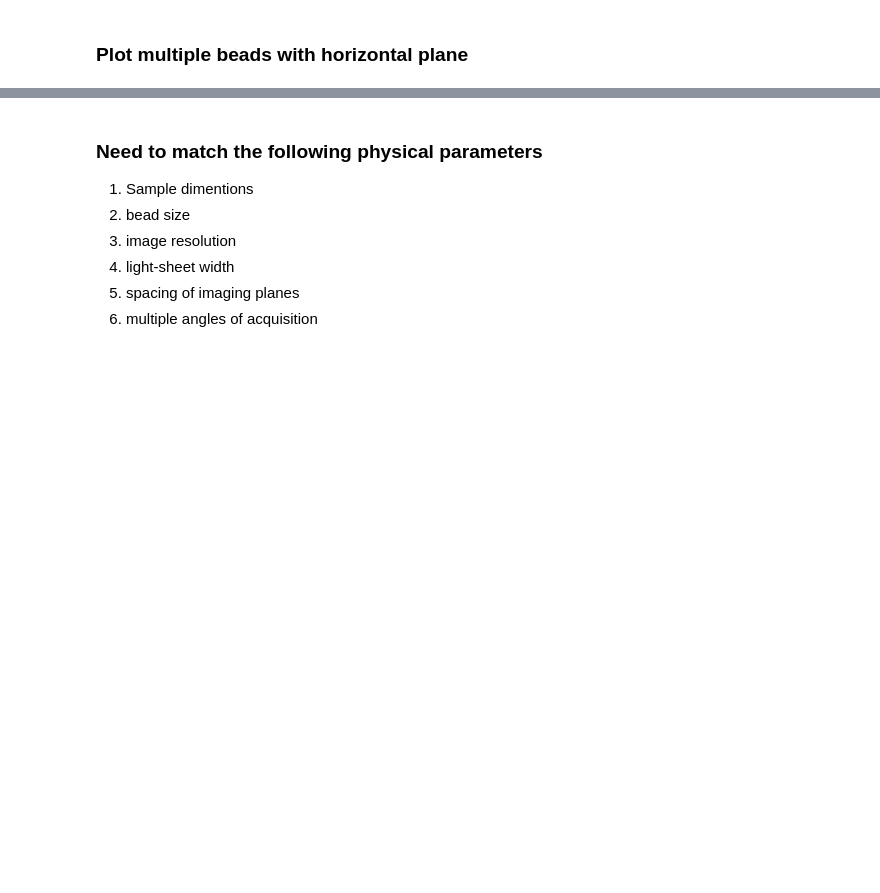
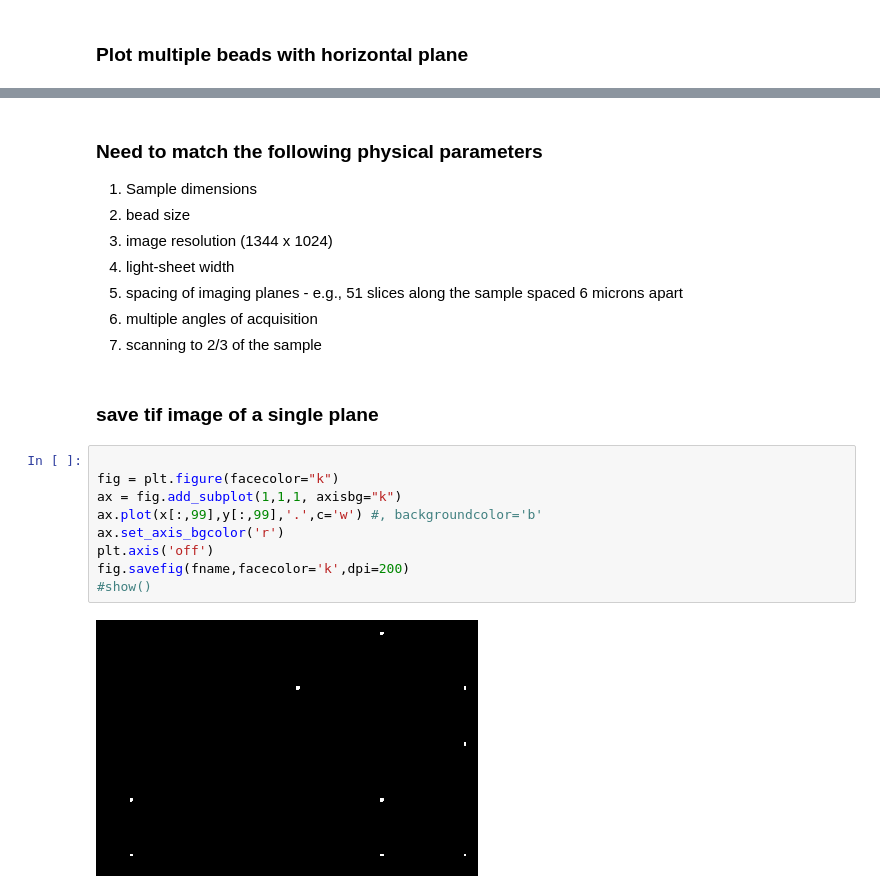
Before and after one commit to lhogstrom/ThornsInRoses, a Jupyter notebook: SPIM_simulation/SPIM_bead_simulation.ipynb, the cells around one changed output, grey strips where cells are left out. Cells and saved outputs as stored; diff of their text form; blank space fills up the shorter version.

```diff
--- a/SPIM_simulation/SPIM_bead_simulation.ipynb
+++ b/SPIM_simulation/SPIM_bead_simulation.ipynb
@@ -81,8 +161,22 @@ show()
 # %% [markdown]
 ### Need to match the following physical parameters ###
-1. Sample dimentions
+1. Sample dimensions
 2. bead size
-3. image resolution
+3. image resolution (1344 x 1024)
 4. light-sheet width
-5. spacing of imaging planes
+5. spacing of imaging planes - e.g., 51 slices along the sample spaced 6 microns apart
 6. multiple angles of acquisition
+7. scanning to 2/3 of the sample
+# %% [markdown]
+### save tif image of a single plane ###
+# %%
+
+fig = plt.figure(facecolor="k")
+ax = fig.add_subplot(1,1,1, axisbg="k")
+ax.plot(x[:,99],y[:,99],'.',c='w') #, backgroundcolor='b'
+ax.set_axis_bgcolor('r')
+plt.axis('off')
+fig.savefig(fname,facecolor='k',dpi=200)
+#show()
+# %% [output]
+[figure, added]
```
Also changed, not shown: parts of 12 cells of this notebook.
